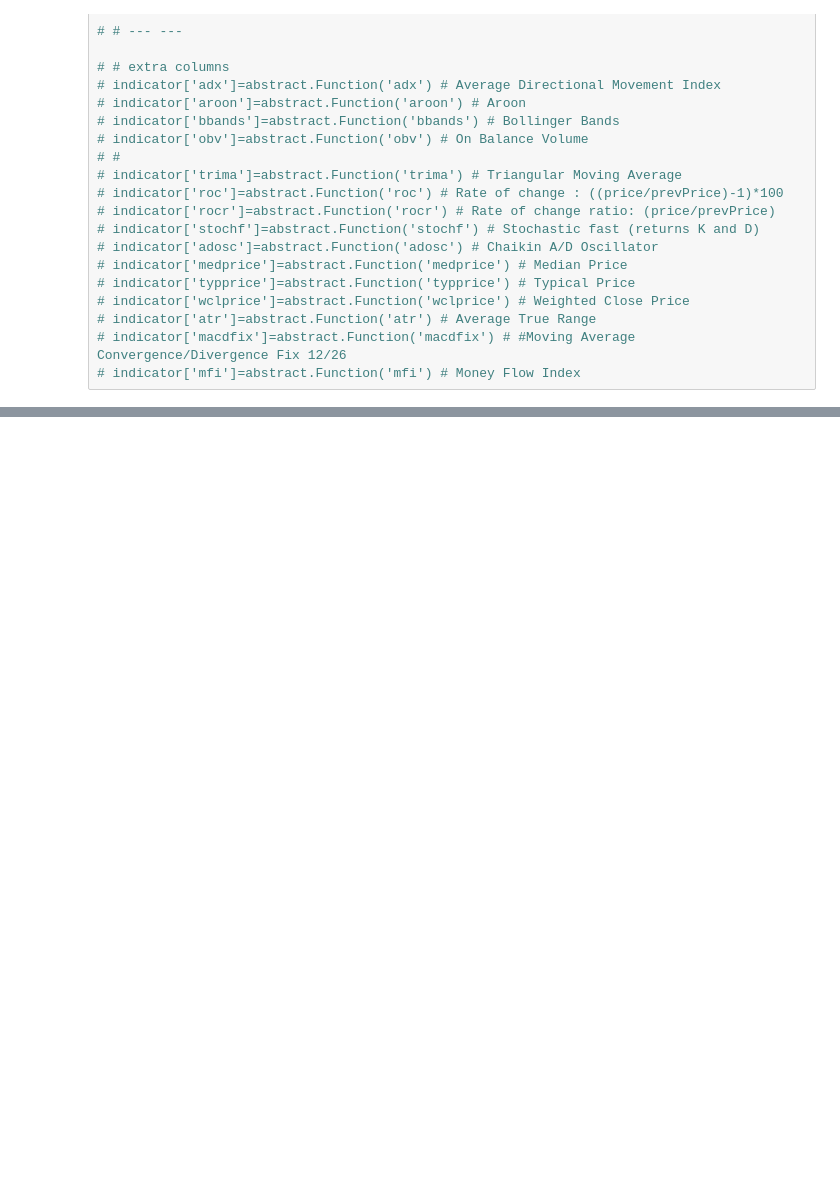
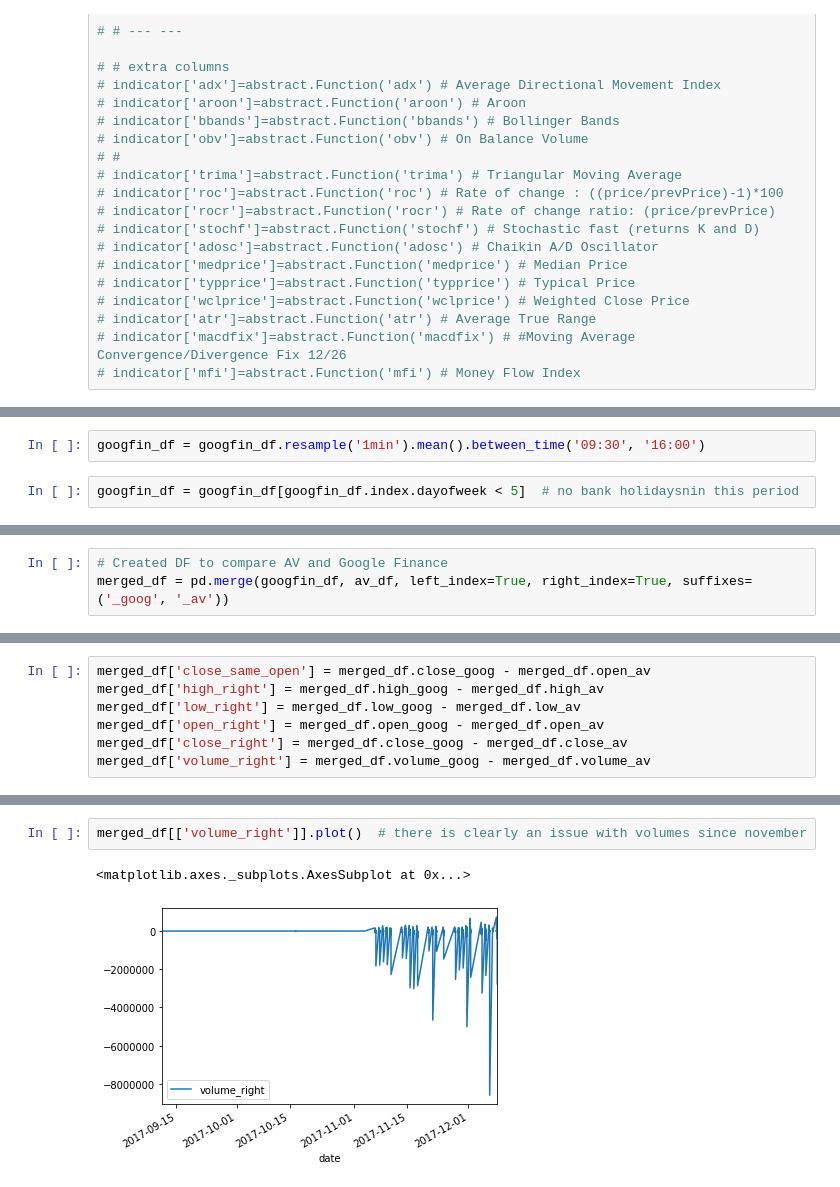
Before and after one commit to cetrulin/regime-switching-series-generator, a Jupyter notebook: notebooks/Data_preparation_experiments_NA_no_handling_gaps-ALPHA_VANTAGE.ipynb, the cells around one changed output, grey strips where cells are left out. Drawn from its saved outputs; the diff is of its cells as text; blank space fills up the shorter version.

```diff
--- a/notebooks/Data_preparation_experiments_NA_no_handling_gaps-ALPHA_VANTAGE.ipynb
+++ b/notebooks/Data_preparation_experiments_NA_no_handling_gaps-ALPHA_VANTAGE.ipynb
@@ -530,0 +638,4 @@ Class distribution:
+# %%
+googfin_df = googfin_df.resample('1min').mean().between_time('09:30', '16:00')
+# %%
+googfin_df = googfin_df[googfin_df.index.dayofweek < 5]  # no bank holidaysnin this period
@@ -530,0 +667,3 @@ Class distribution:
+# %%
+# Created DF to compare AV and Google Finance
+merged_df = pd.merge(googfin_df, av_df, left_index=True, right_index=True, suffixes=('_goog', '_av'))
@@ -530,0 +680,7 @@ Class distribution:
+# %%
+merged_df['close_same_open'] = merged_df.close_goog - merged_df.open_av
+merged_df['high_right'] = merged_df.high_goog - merged_df.high_av
+merged_df['low_right'] = merged_df.low_goog - merged_df.low_av
+merged_df['open_right'] = merged_df.open_goog - merged_df.open_av
+merged_df['close_right'] = merged_df.close_goog - merged_df.close_av
+merged_df['volume_right'] = merged_df.volume_goog - merged_df.volume_av
@@ -530,0 +697,5 @@ Class distribution:
+# %%
+merged_df[['volume_right']].plot()  # there is clearly an issue with volumes since november
+# %% [output]
+<matplotlib.axes._subplots.AxesSubplot at 0x...>
+[figure, added]
```
Also changed, not shown: parts of 24 cells of this notebook, 1 other file.
